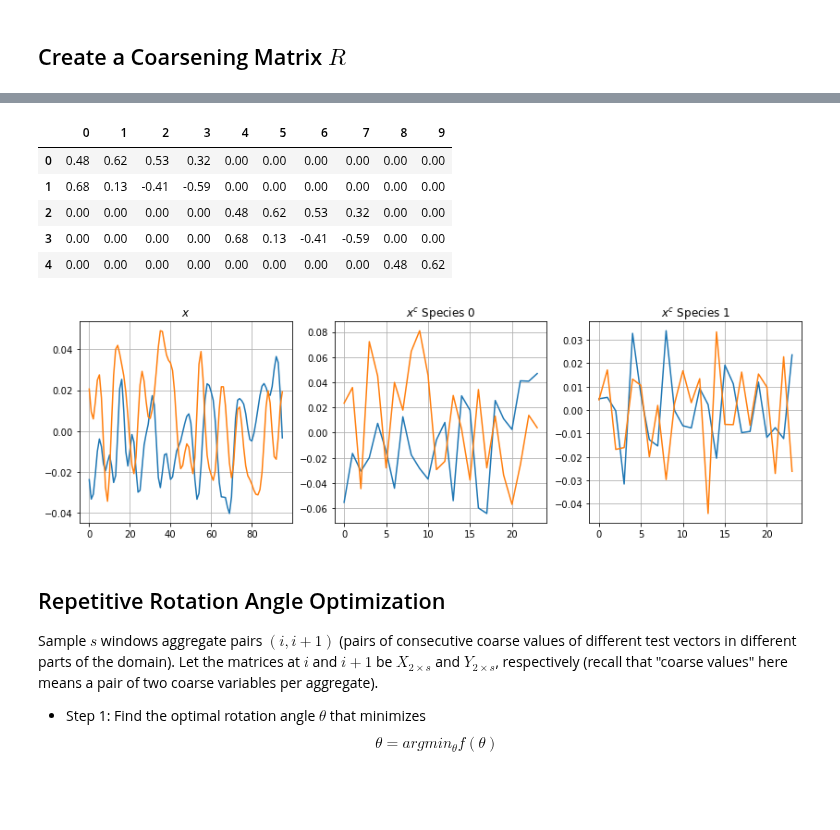
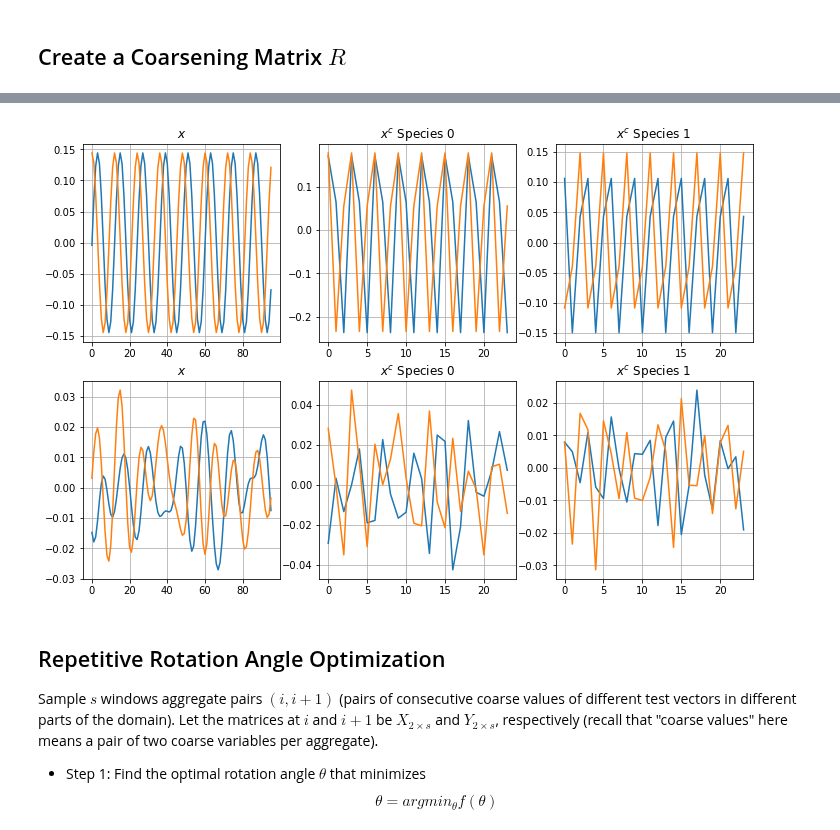
Before and after one commit to 436ahsan/Helmholtz, a Jupyter notebook: notebooks/alignment_repetitive.ipynb, the cells around one changed output, grey strips where cells are left out. Cells and saved outputs as stored; diff of their text form; code cells hidden in the pictures; blank space fills up the shorter version.

Commit message:
More work on alignment with two-level minicycle relaxed vectors.

```diff
--- a/notebooks/alignment_repetitive.ipynb
+++ b/notebooks/alignment_repetitive.ipynb
@@ -67,13 +44,15 @@ def get_local_rotation_angle(X, Y):
 np.random.seed(1)
 
 # Problem + domain.
-kh = 0.5
+# Scaled wave number. Fit so lam_min = 0 (integer # periods in domain).
+kh = helmholtz.analysis.ideal.find_singular_kh("5-point", n)[0]
+#kh = 0.5
 repetitive = True
 n = 96
 
 # Test vectors.
 num_examples = 6
-num_sweeps = 10
+num_sweeps = 100
 
 # Coarsening.
 aggregate_size = 4
@@ -90,4 +67,6 @@ level = hm.setup.hierarchy.create_finest_level(a, relaxer=hm.solve.relax.GsRelax
 # %%
 x_ideal, lam = hm.analysis.ideal.ideal_tv(a, num_examples)
 print("eigenvalues", lam)
+# Create relaxed test vectors.
+x_relaxed = hm.setup.auto_setup.get_test_matrix(a, num_sweeps, num_examples=num_examples)
 # %% [output]
@@ -98,6 +75,3 @@ eigenvalues [-0.024 -0.024  0.04   0.04   0.096  0.096 -0.097 -0.097  0.143  0.1
-# %%
-# Create relaxed test vectors.
-x_relaxed = get_test_matrix(a, n, num_sweeps, num_examples=num_examples)
 # %% [markdown]
 ## Create a Coarsening Matrix $R$
 # %%
@@ -112,10 +86,10 @@ def create_coarsening(x):
     r = hrc.Coarsener(r)
     R = r.tile(n // aggregate_size)
     xc = R.dot(x)
+    return R, xc
 
-    display(pd.DataFrame(R[:5,:10].todense()))
-
-    fig, axs = plt.subplots(1, 3, figsize=(14, 4))
+def plot_test_vectors(x, xc, axs):
+#    display(pd.DataFrame(R[:5,:10].todense()))
 
     ax = axs[0]
     for i in range(2):
@@ -135,7 +109,5 @@ def create_coarsening(x):
         ax.plot(xc[1::2, i])
     ax.set_title("$x^c$ Species 1")
     ax.grid(True);
-
-    return R, xc
 # %%
 R_ideal, xc_ideal = create_coarsening(x_ideal)
@@ -150,13 +115,9 @@ R_ideal, xc_ideal = create_coarsening(x_ideal)
 # %%
-R, xc_relaxed = create_coarsening(x_relaxed)
+fig, axs = plt.subplots(2, 3, figsize=(12, 8))
+plot_test_vectors(x_ideal, xc_ideal, axs[0]);
+plot_test_vectors(x_relaxed, xc_relaxed, axs[1]);
 # %% [output]
-|  | 0 | 1 | 2 | 3 | 4 | 5 | 6 | 7 | 8 | 9 |
-| 0 | 0.48 | 0.62 | 0.53 | 0.32 | 0.00 | 0.00 | 0.00 | 0.00 | 0.00 | 0.00 |
-| 1 | 0.68 | 0.13 | -0.41 | -0.59 | 0.00 | 0.00 | 0.00 | 0.00 | 0.00 | 0.00 |
-| 2 | 0.00 | 0.00 | 0.00 | 0.00 | 0.48 | 0.62 | 0.53 | 0.32 | 0.00 | 0.00 |
-| 3 | 0.00 | 0.00 | 0.00 | 0.00 | 0.68 | 0.13 | -0.41 | -0.59 | 0.00 | 0.00 |
-| 4 | 0.00 | 0.00 | 0.00 | 0.00 | 0.00 | 0.00 | 0.00 | 0.00 | 0.48 | 0.62 |
-[figure, old version]
+[figure, new version]
 # %%
 # # Apply R of relaxed vectors to the ideal vectors instead of constructing the ideal-TV coarsening.
 xc_ideal = R.dot(x_ideal)
```
Also changed, not shown: parts of 22 cells of this notebook, 4 other files.
